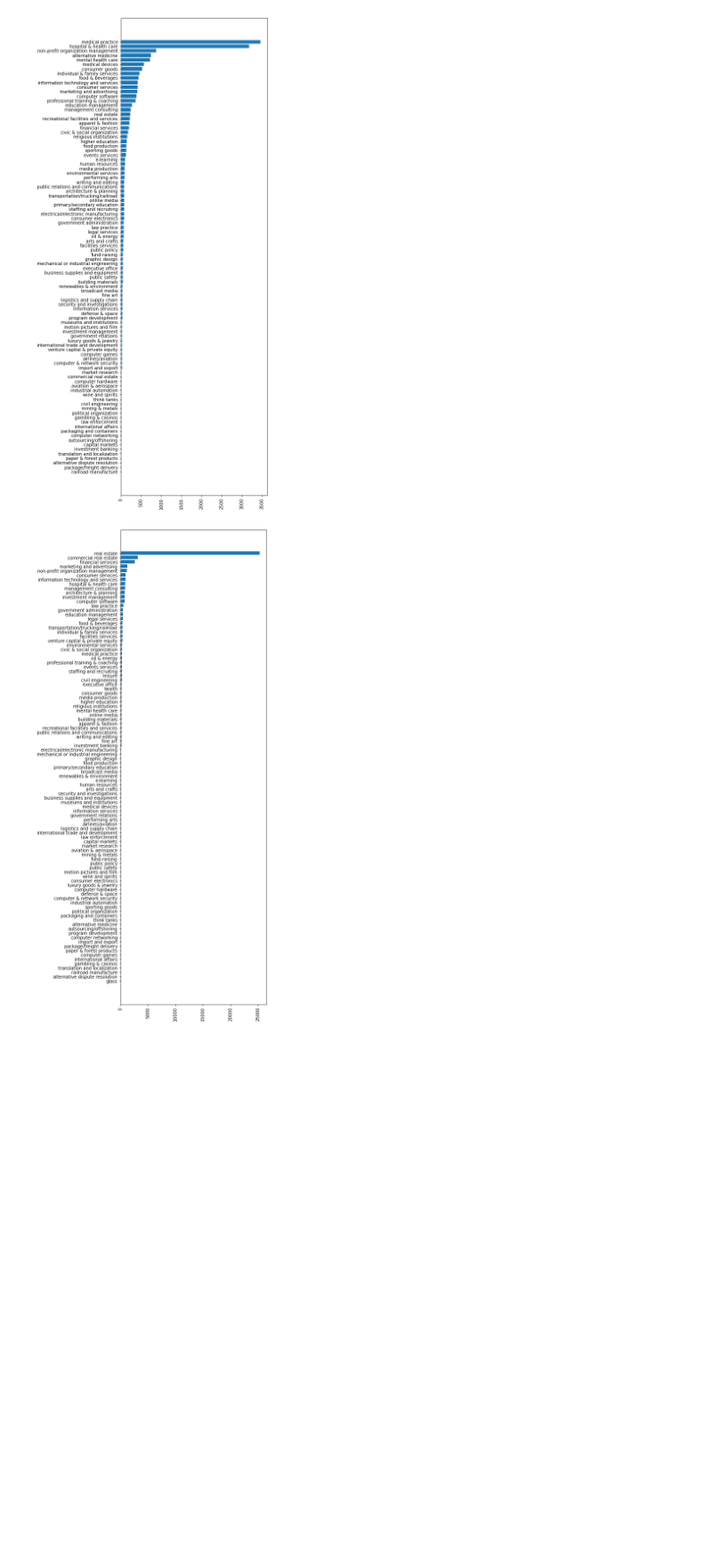
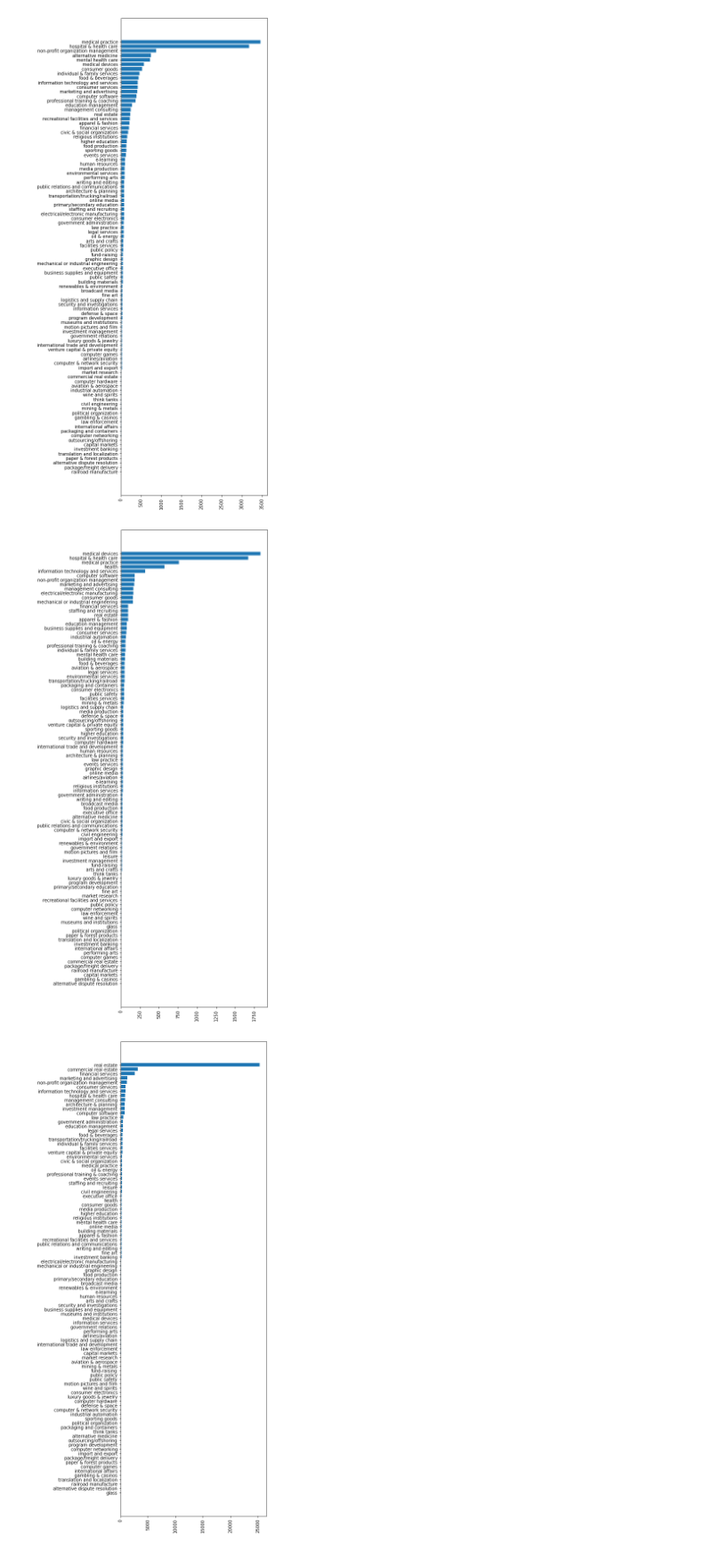
Before and after one commit to snirlugassy/data-science-lab-project, a Jupyter notebook: industry_graph.ipynb, the cells around one changed output. Shown at 89% size. Drawn from its saved outputs; the diff is of its cells as text; code cells hidden in the pictures; blank space fills up the shorter version.

```diff
--- a/industry_graph.ipynb
+++ b/industry_graph.ipynb
@@ -106,6 +106,19 @@ plt.xticks(rotation=90)
 plt.show()
 # %% [output]
 [figure]
+# %%
+n = 'medical devices'
+w = []
+for neighbor in graph[n]:
+    w.append((neighbor, graph[n][neighbor]['weight']))
+
+w = sorted(w, key=lambda x:x[1])
+plt.figure(figsize=(6,20))
+plt.barh([x[0] for x in w], [x[1] for x in w])
+plt.xticks(rotation=90)
+plt.show()
+# %% [output]
+[figure, added]
 # %%
 n = 'real estate'
 w = []
```
